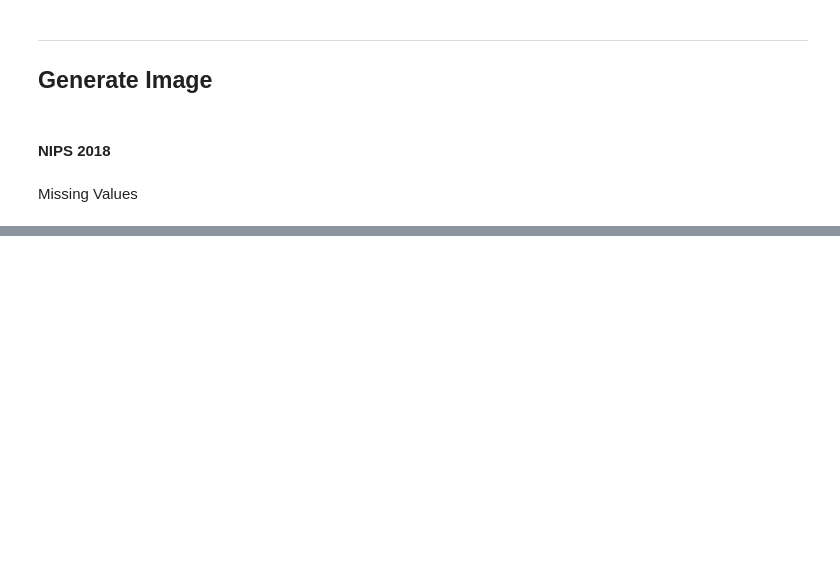
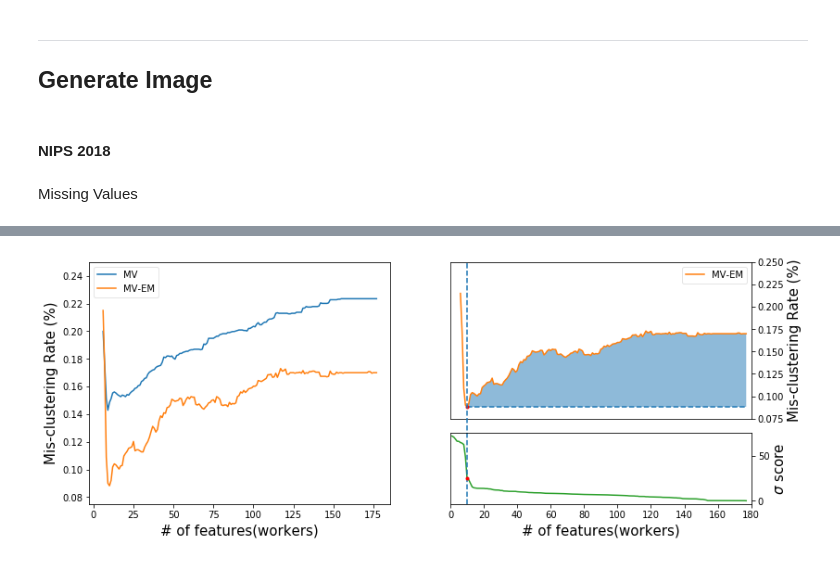
Before and after one commit to zyzzhaoyuzhe/MDPD, a Jupyter notebook: python/Crowdsourcing.ipynb, the cells around one changed output, grey strips where cells are left out. Drawn from its saved outputs; the diff is of its cells as text; code cells hidden in the pictures; blank space fills up the shorter version.

```diff
--- a/python/Crowdsourcing.ipynb
+++ b/python/Crowdsourcing.ipynb
@@ -254,0 +335,47 @@ train.shape
+# %%
+plt.figure(figsize=(12.8,4.8))
+
+plt.subplot2grid((3, 2), (0, 0), rowspan=3)
+plt.plot(x_range, mv_err)
+plt.plot(x_range, mvem_err)
+plt.xlabel('# of features(workers)', fontsize=15)
+plt.ylabel('Mis-clustering Rate (%)', fontsize=15)
+plt.ylim([0.075,0.25])
+plt.legend(['MV', 'MV-EM', 'Spec-EM'],loc=2,fancybox=True, framealpha=0.5)
+
+ax = plt.subplot2grid((3, 2), (0, 1), rowspan=2)
+newx = np.array(x_range)[4:]
+y1 = mvem_err[4:]
+y2 = np.ones(newx.shape) * np.min(mvem_err)
+
+plt.plot(x_range, mvem_err,color='C1')
+plt.plot(newx, y2, '--')
+ax.fill_between(newx, y1, y2, alpha=0.5)
+
+plt.plot(x_range[4], mvem_err[4], 'r.')
+
+# plt.xlabel('# of features(workers)', fontsize=15)
+plt.ylabel('Mis-clustering Rate (%)', fontsize=15)
+plt.ylim([0.075,0.25])
+plt.xlim([0, 180])
+ax.get_xaxis().set_visible(False)
+ax.yaxis.set_ticks_position('right')
+ax.yaxis.set_label_position("right")
+# ax.set_xticklabels([])
+plt.legend(['MV-EM'],fancybox=True, framealpha=0.5)
+
+ax = plt.subplot2grid((3, 2), (2, 1))
+
+x = np.arange(len(sigma)) + 1
+plt.plot(x, sigma,color='C2')
+
+ax.axvline(x[9], 0, 3.4, clip_on=False, linestyle='--')
+plt.plot(x[9], sigma[9], 'r.')
+
+plt.xlim([0, 180])
+plt.xlabel('# of features(workers)', fontsize=15)
+plt.ylabel(r'$\sigma$ score', fontsize=15)
+ax.yaxis.set_ticks_position('right')
+ax.yaxis.set_label_position("right")
+# %% [output]
+[figure, added]
```
Also changed, not shown: parts of 18 cells of this notebook, 3 other files.
